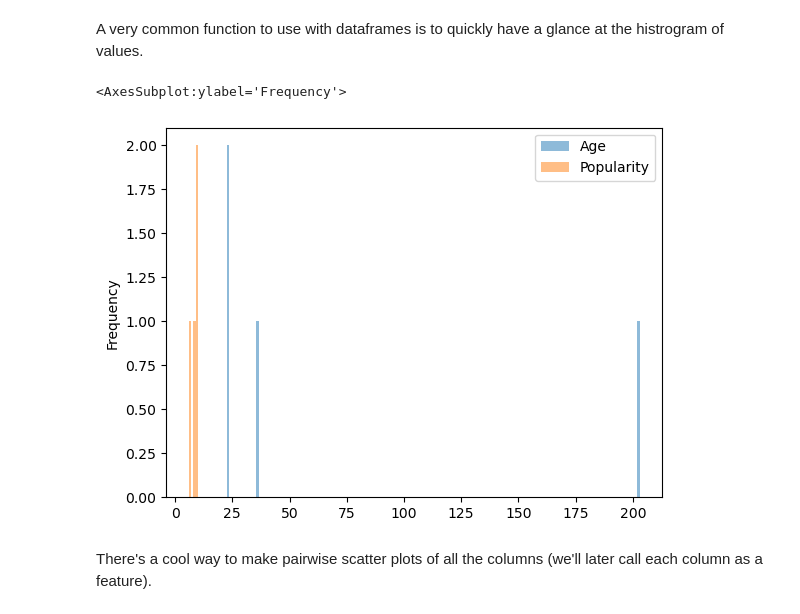
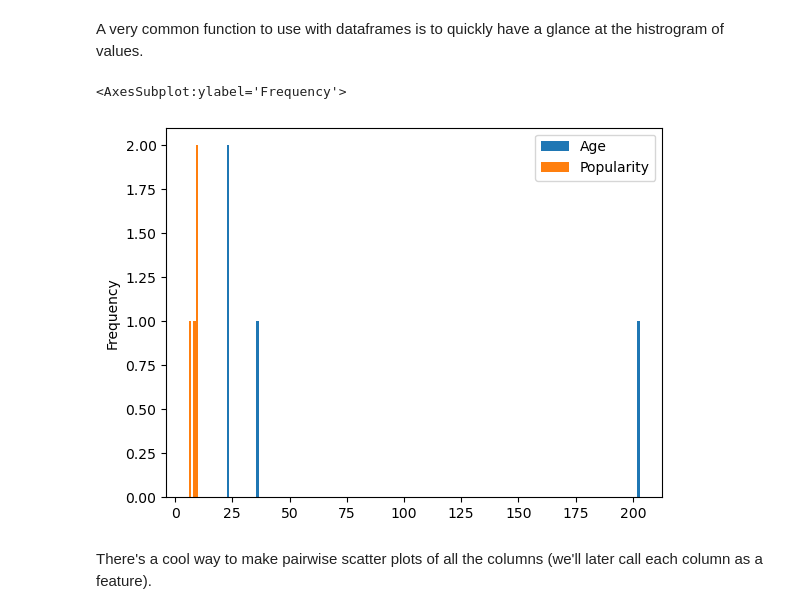
Before and after one commit to raghurama123/PyLifeS, a Jupyter notebook: 2025/notebooks/pylifes25_02.ipynb, the cells around one changed output. Saved outputs shown, nothing was run; the diff lists cells and outputs as text; code cells hidden in the pictures.

```diff
--- a/2025/notebooks/pylifes25_02.ipynb
+++ b/2025/notebooks/pylifes25_02.ipynb
@@ -275,10 +316,10 @@ print(correlation)
 # %% [markdown]
 A very common function to use with dataframes is to quickly have a glance at the histrogram of values.
 # %%
-SW_df.plot.hist(bins=200, alpha=0.5)
+SW_df.plot.hist(bins=200, alpha=1.0)
 # %% [output]
 <AxesSubplot:ylabel='Frequency'>
-[figure, old version]
+[figure, new version]
 # %% [markdown]
 There's a cool way to make pairwise scatter plots of all the columns (we'll later call each column as a feature).
 # %%
```
Also changed, not shown: parts of 12 cells of this notebook, 3 other files.
